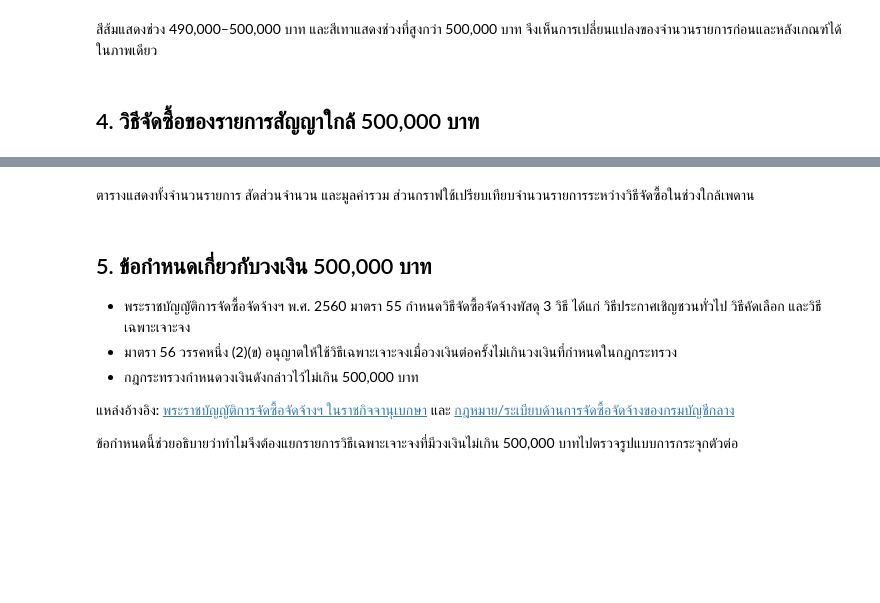
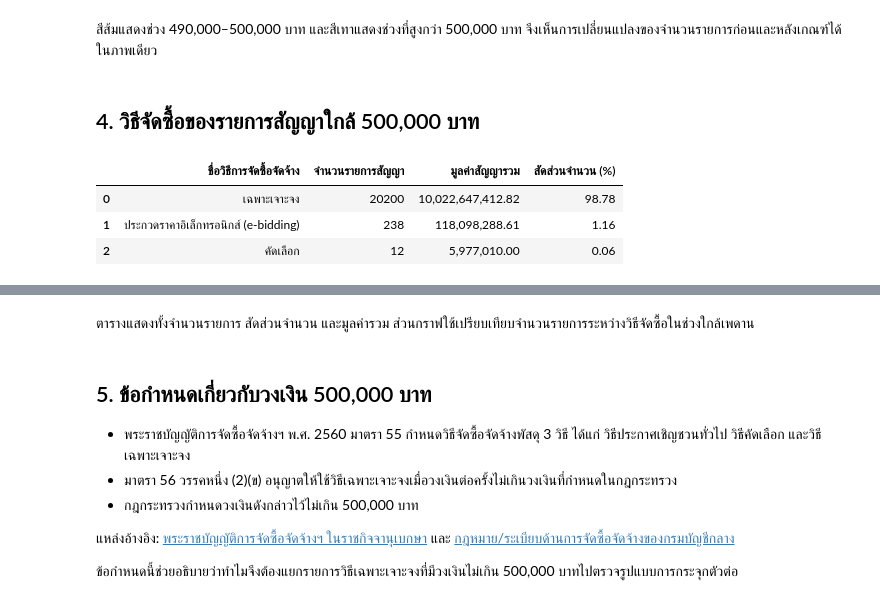
Before and after one commit to mdanmek/nida-dads-notes, a Jupyter notebook: dads5001-data-tools/project/eda/03_construction_eda_2569.ipynb, the cells around one changed output, grey strips where cells are left out. Drawn from its saved outputs; the diff is of its cells as text; code cells hidden in the pictures; blank space fills up the shorter version.

```diff
--- a/dads5001-data-tools/project/eda/03_construction_eda_2569.ipynb
+++ b/dads5001-data-tools/project/eda/03_construction_eda_2569.ipynb
@@ -222,26 +309,46 @@ print(f'Saved: {svg_path}')
 ## 4. วิธีจัดซื้อของรายการสัญญาใกล้ 500,000 บาท
 # %%
 near_ceiling_data = contract_supplier_data.loc[
-    contract_supplier_data[contract_value_column].between(490000, 500000)
+    contract_supplier_data[contract_value_column].between(
+        490000,
+        500000
+    )
 ].copy()
 
 method_summary = (
     near_ceiling_data
-    .groupby(method_column, dropna=False)
-    .agg(
-        จำนวนรายการสัญญา=(contract_column, 'size'),
-        มูลค่าสัญญารวม=(contract_value_column, 'sum')
+    .groupby(
+        method_column,
+        dropna=False
     )
-    .sort_values('จำนวนรายการสัญญา', ascending=False)
+    .agg({
+        contract_column: 'size',
+        contract_value_column: 'sum'
+    })
     .reset_index()
+    .rename(columns={
+        contract_column: 'จำนวนรายการสัญญา',
+        contract_value_column: 'มูลค่าสัญญารวม'
+    })
+    .sort_values(
+        'จำนวนรายการสัญญา',
+        ascending=False
+    )
+    .reset_index(drop=True)
 )
 
 method_summary['สัดส่วนจำนวน (%)'] = (
-    method_summary['จำนวนรายการสัญญา'] /
-    method_summary['จำนวนรายการสัญญา'].sum() * 100
+    method_summary['จำนวนรายการสัญญา']
+    / method_summary['จำนวนรายการสัญญา'].sum()
+    * 100
 )
 
 display(method_summary)
+# %% [output]
+|  | ชื่อวิธีการจัดซื้อจัดจ้าง | จำนวนรายการสัญญา | มูลค่าสัญญารวม | สัดส่วนจำนวน (%) |
+| 0 | เฉพาะเจาะจง | 20200 | 10,022,647,412.82 | 98.78 |
+| 1 | ประกวดราคาอิเล็กทรอนิกส์ (e-bidding) | 238 | 118,098,288.61 | 1.16 |
+| 2 | คัดเลือก | 12 | 5,977,010.00 | 0.06 |
 # %%
 method_chart = method_summary.head(8).sort_values('จำนวนรายการสัญญา')
 colors = [ORANGE if method == 'เฉพาะเจาะจง' else BLUE for method in method_chart[method_column]]
```
Also changed, not shown: parts of 15 cells of this notebook.
